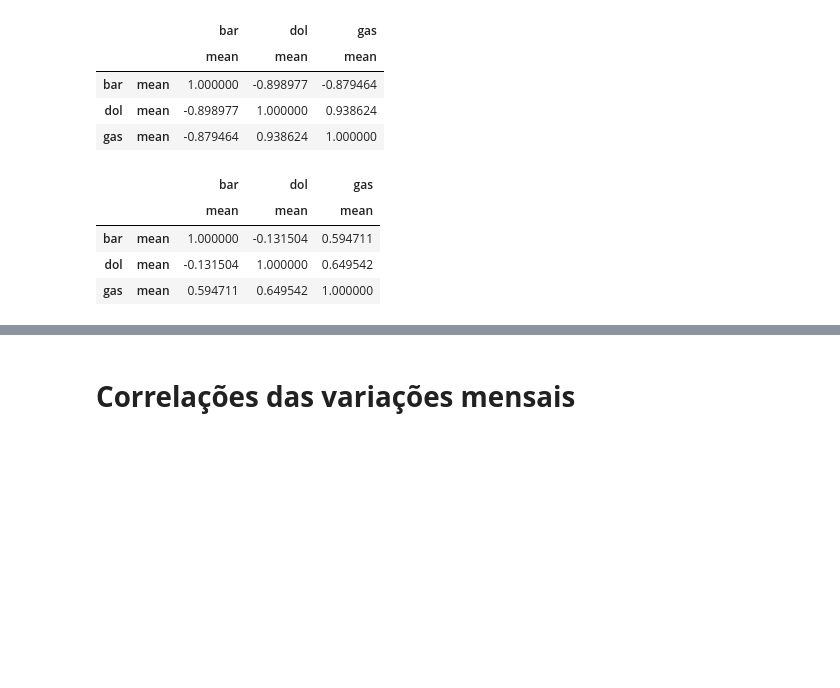
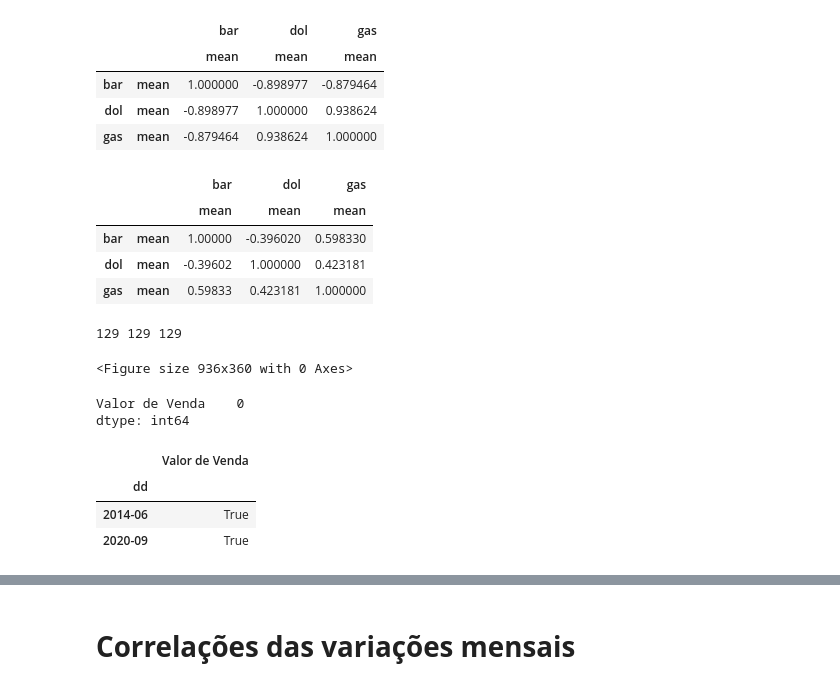
Before and after one commit to ednaelxd/residencia, a Jupyter notebook: detalhamento_estatístico.ipynb, the cells around one changed output, grey strips where cells are left out. Cells and saved outputs as stored; diff of their text form; code cells hidden in the pictures; blank space fills up the shorter version.

```diff
--- a/detalhamento_estatístico.ipynb
+++ b/detalhamento_estatístico.ipynb
@@ -7,13 +7,13 @@ dollar=pd.read_excel("./datas/dolarBRL2011.2021.xlsx")
 barril=pd.read_excel("./datas/petroleo.2011.2021.xlsx")
 
 dollar['V.Médio']=(dollar['Máxima']+dollar['Mínima'])/2
-dollar['Data']=pd.to_datetime(dollar['Data'],format='%d/%m/%Y')
+dollar['Data']=pd.to_datetime(dollar['Data'],format='%m/%y')
 dollar.sort_values('Data',inplace=True)
 dollar.set_index('Data',inplace=True)
 dollar.rename_axis('Período',inplace=True)
 
 barril['V.Médio']=(barril['Máxima']+barril['Mínima'])/2
-barril['Data']=pd.to_datetime(barril['Data'],format='%d/%m/%Y')
+barril['Data']=pd.to_datetime(barril['Data'],format='%m/%y')
 barril.sort_values('Data',inplace=True)
 barril.set_index('Data',inplace=True)
 barril.rename_axis('Período',inplace=True)
@@ -85,13 +100,13 @@ resum.corr()#controle de preço
 # %%
-comp=pd.DataFrame({'bar':barril.loc['2016':,'V.Médio'],'dol':dollar.loc['2016':,'V.Médio'],'gas':gas_med_mensal['2016':]})
-comp.reset_index(inplace=True)
-comp['mes']=comp['Período'].dt.month
-comp['ano']=comp['Período'].dt.year
-resum2=pd.DataFrame(comp.groupby(['mes','ano']).agg(['mean']))
+comp2=pd.DataFrame({'bar':barril.loc['2016':,'V.Médio'],'dol':dollar.loc['2016':,'V.Médio'],'gas':gas_med_mensal['2016':]})
+comp2.reset_index(inplace=True)
+comp2['mes']=comp['Período'].dt.month
+comp2['ano']=comp['Período'].dt.year
+resum2=pd.DataFrame(comp2.groupby(['mes','ano']).agg(['mean']))
 resum2.corr()#PPI
 # %% [output]
 |  |  | bar | dol | gas |
 |  |  | mean | mean | mean |
-| bar | mean | 1.000000 | -0.131504 | 0.594711 |
-| dol | mean | -0.131504 | 1.000000 | 0.649542 |
-| gas | mean | 0.594711 | 0.649542 | 1.000000 |
+| bar | mean | 1.00000 | -0.396020 | 0.598330 |
+| dol | mean | -0.39602 | 1.000000 | 0.423181 |
+| gas | mean | 0.59833 | 0.423181 | 1.000000 |
@@ -101,0 +113,39 @@ scipy.stats.pearsonr(comp['bar'],comp['gas'])
+# %%
+plt.figure(figsize=(13,5))
+xx1=gas_med_mensal
+xx2=dollar.loc[:,'V.Médio']
+xx3=barril.loc[:,'V.Médio']
+
+xx1=xx1.reset_index()
+xx2=xx2.reset_index()
+xx3=xx3.reset_index()
+
+xx1['dd']=xx1['Período'].dt.strftime('%Y-%m')
+xx2['dd']=xx2['Período'].dt.strftime('%Y-%m')
+xx3['dd']=xx3['Período'].dt.strftime('%Y-%m')
+
+del(xx1['Período'])
+del(xx2['Período'])
+del(xx3['Período'])
+
+xx1.set_index('dd',inplace=True)
+xx2.set_index('dd',inplace=True)
+xx3.set_index('dd',inplace=True)
+
+print(len(xx1),len(xx2),len(xx3))
+# %% [output]
+129 129 129
+<Figure size 936x360 with 0 Axes>
+# %%
+xx1.isna().sum()
+# %% [output]
+Valor de Venda    0
+dtype: int64
+# %%
+aa=xx1.isnull()
+aa[aa['Valor de Venda']==True]
+# %% [output]
+|  | Valor de Venda |
+| dd |  |
+| 2014-06 | True |
+| 2020-09 | True |
```
Also changed, not shown: parts of 22 cells of this notebook, 2 other files.
